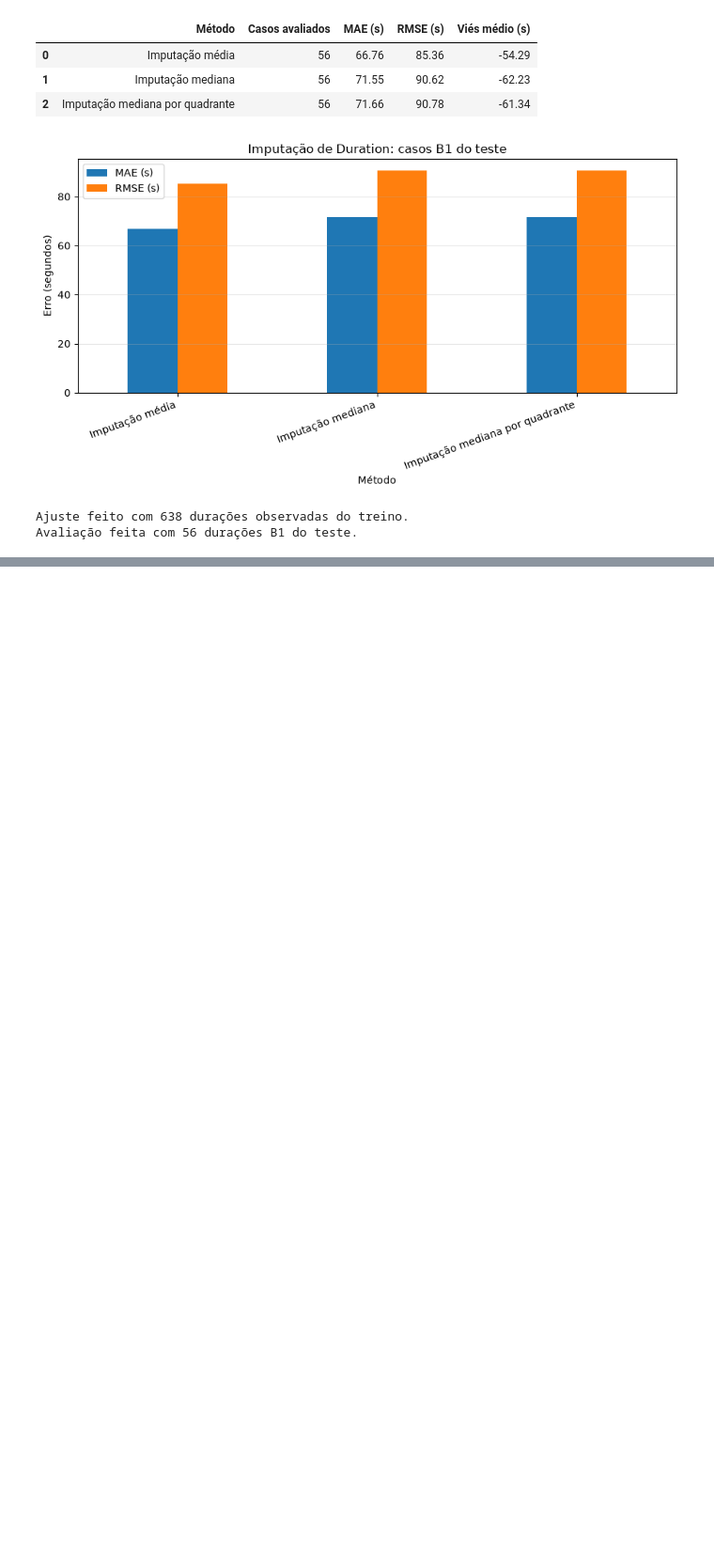
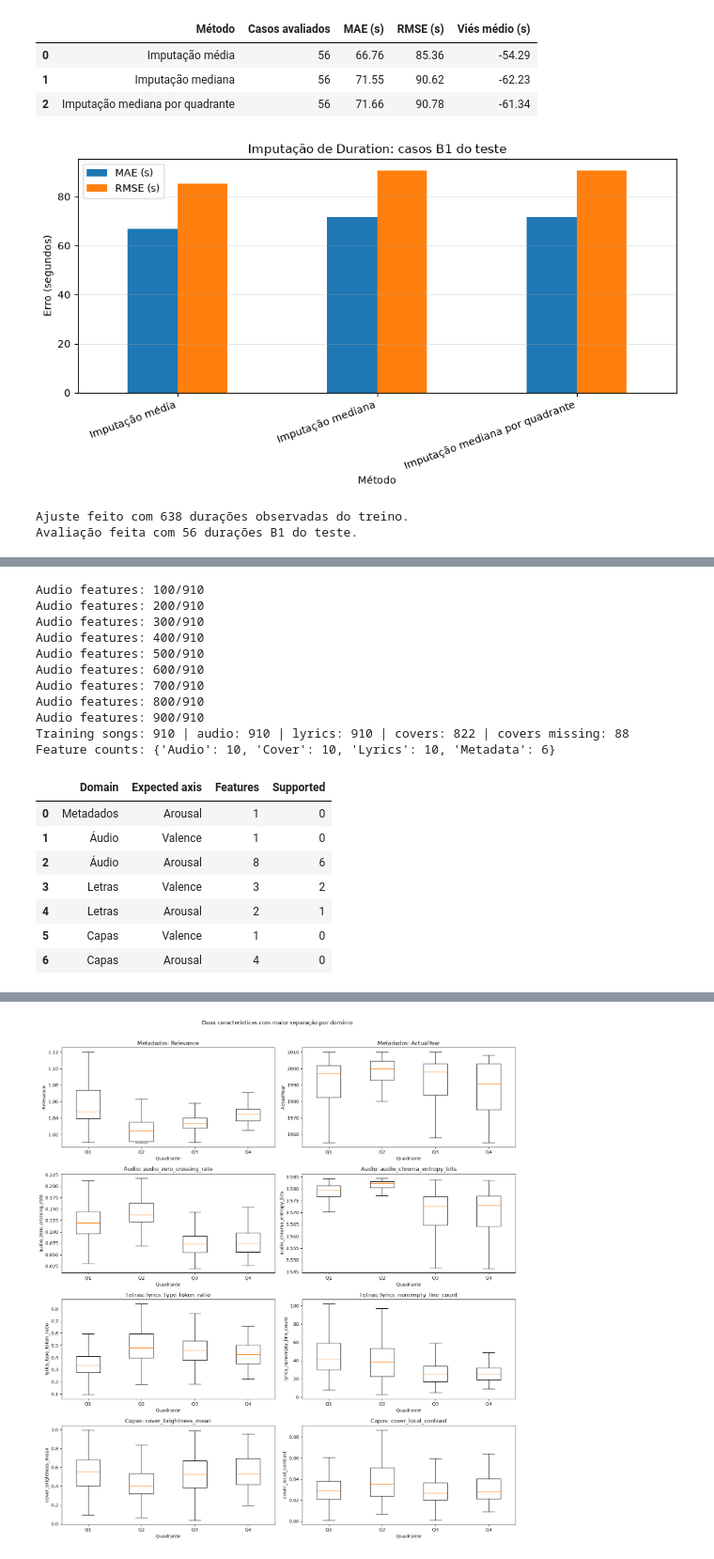
Before and after one commit to TomAintAround/MusicEmotionRecon, a Jupyter notebook: proj.ipynb, the cells around one changed output, grey strips where cells are left out. Shown at 94% size. Cells and saved outputs as stored; diff of their text form; code cells hidden in the pictures; blank space fills up the shorter version.

```diff
--- a/proj.ipynb
+++ b/proj.ipynb
@@ -2849,0 +2830,47 @@ Assim, para as colunas sem ground truth, os detetores devem ser usados para iden
+# %%
+import importlib
+import matplotlib.pyplot as plt
+from IPython.display import display
+import section10_features
+
+importlib.reload(section10_features)
+outputs10 = section10_features.run_section10()
+engineered_features10 = outputs10["features"]
+engineered_features10.to_parquet("engineered_features10.parquet")   # evita repetir a extração
+
+# 1. Resumo por eixo (os "9 de 20")
+summary = outputs10["axis_summary"].copy()
+summary["Supported"] = summary["Supported"].astype(int)   # corrige False -> 0
+display(summary)
+
+# 2. Só as 20 características com hipótese
+assoc = outputs10["axis_associations"]
+display(
+    assoc[assoc["Expected axis"] != "Neither"]
+    .drop(columns=["p_valence", "p_arousal"])
+    .round(3)
+)
+
+# 3. Uma figura: diagramas de caixa
+display(outputs10["separation_figure"])
+plt.close("all")   # evita que as figuras apareçam duas vezes
+# %% [output]
+Audio features: 100/910
+Audio features: 200/910
+Audio features: 300/910
+Audio features: 400/910
+Audio features: 500/910
+Audio features: 600/910
+Audio features: 700/910
+Audio features: 800/910
+Audio features: 900/910
+Training songs: 910 | audio: 910 | lyrics: 910 | covers: 822 | covers missing: 88
+Feature counts: {'Audio': 10, 'Cover': 10, 'Lyrics': 10, 'Metadata': 6}
+|  | Domain | Expected axis | Features | Supported |
+| 0 | Metadados | Arousal | 1 | 0 |
+| 1 | Áudio | Valence | 1 | 0 |
+| 2 | Áudio | Arousal | 8 | 6 |
+| 3 | Letras | Valence | 3 | 2 |
+| 4 | Letras | Arousal | 2 | 1 |
+| 5 | Capas | Valence | 1 | 0 |
+| 6 | Capas | Arousal | 4 | 0 |
@@ -2849,0 +2894 @@ Assim, para as colunas sem ground truth, os detetores devem ser usados para iden
+[figure, added]
```
Also changed, not shown: parts of 47 cells of this notebook, 1 other file.
